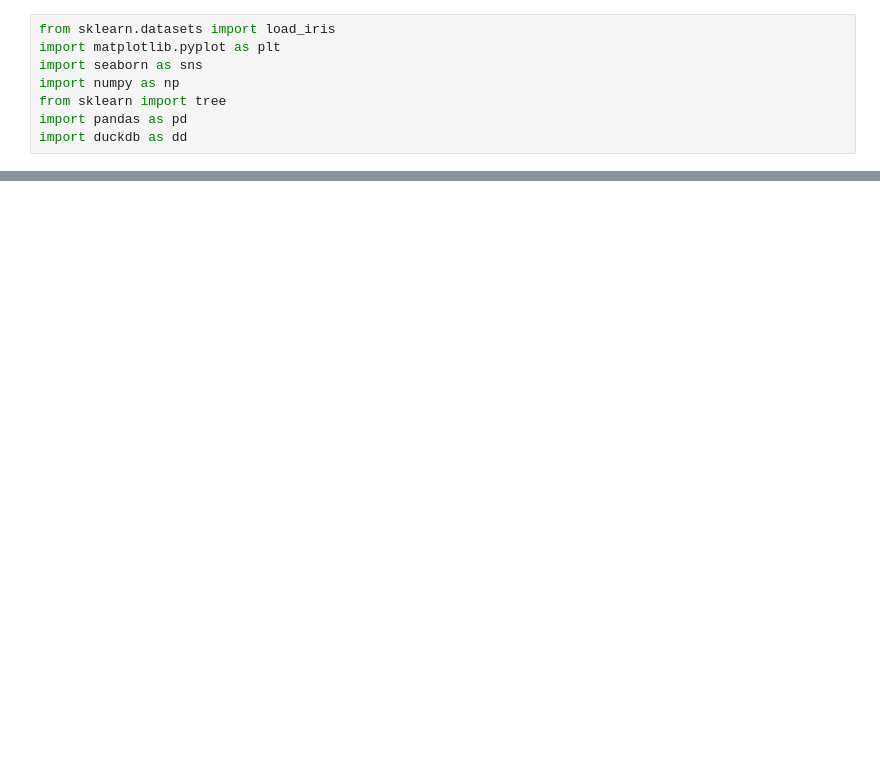
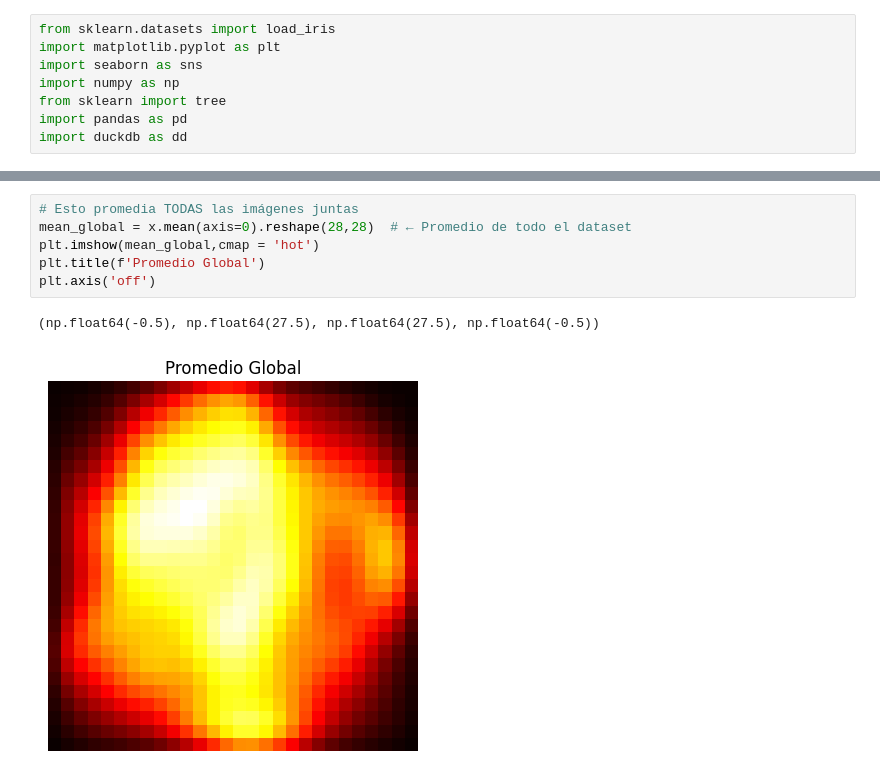
Before and after one commit to roldannahuelalejadro/Labo-Datos-master, a Jupyter notebook: Trabajo Practico 2/Tp2.ipynb, the cells around one changed output, grey strips where cells are left out. Cells and saved outputs as stored; diff of their text form; blank space fills up the shorter version.

```diff
--- a/Trabajo Practico 2/Tp2.ipynb
+++ b/Trabajo Practico 2/Tp2.ipynb
@@ -981,0 +116,9 @@ RESUMEN FINAL DEL EXPERIMENTO MULTICLASE
+# %%
+# Esto promedia TODAS las imágenes juntas
+mean_global = x.mean(axis=0).reshape(28,28)  # ← Promedio de todo el dataset
+plt.imshow(mean_global,cmap = 'hot')
+plt.title(f'Promedio Global')
+plt.axis('off')
+# %% [output]
+(np.float64(-0.5), np.float64(27.5), np.float64(27.5), np.float64(-0.5))
+[figure, added]
```
Also changed, not shown: parts of 31 cells of this notebook.
